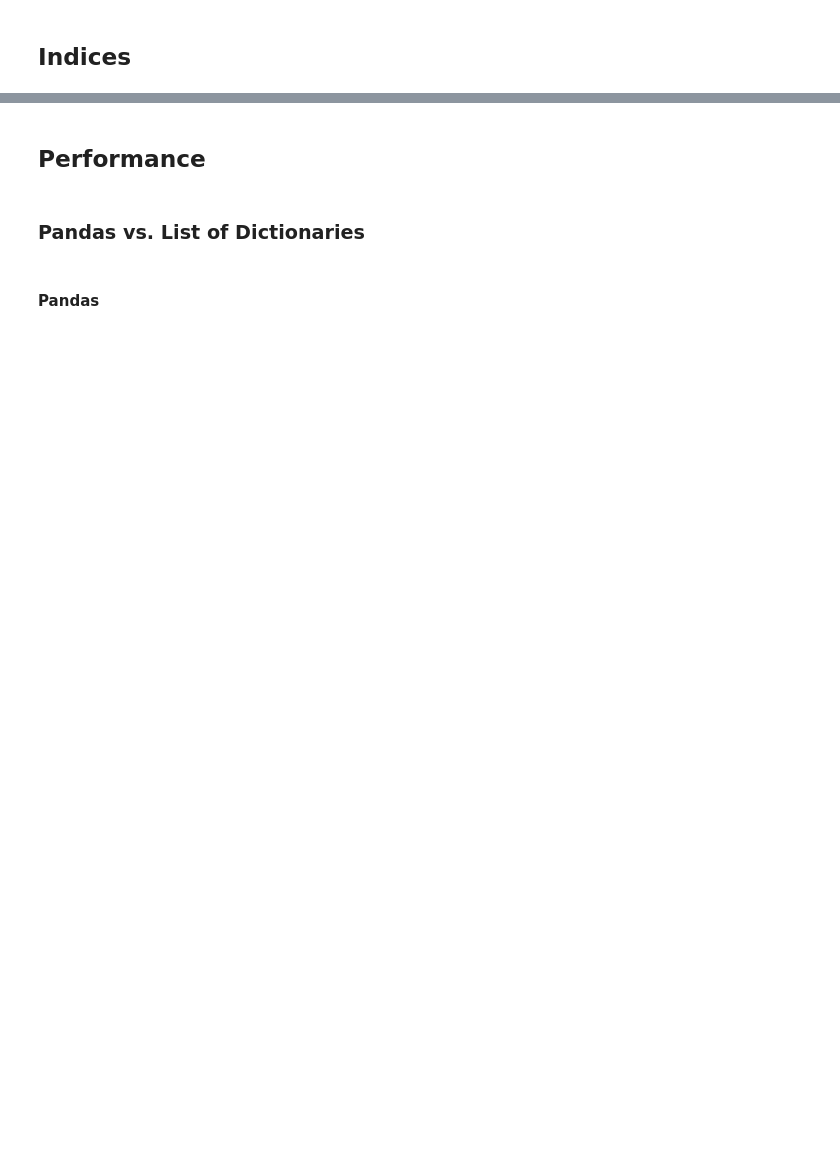
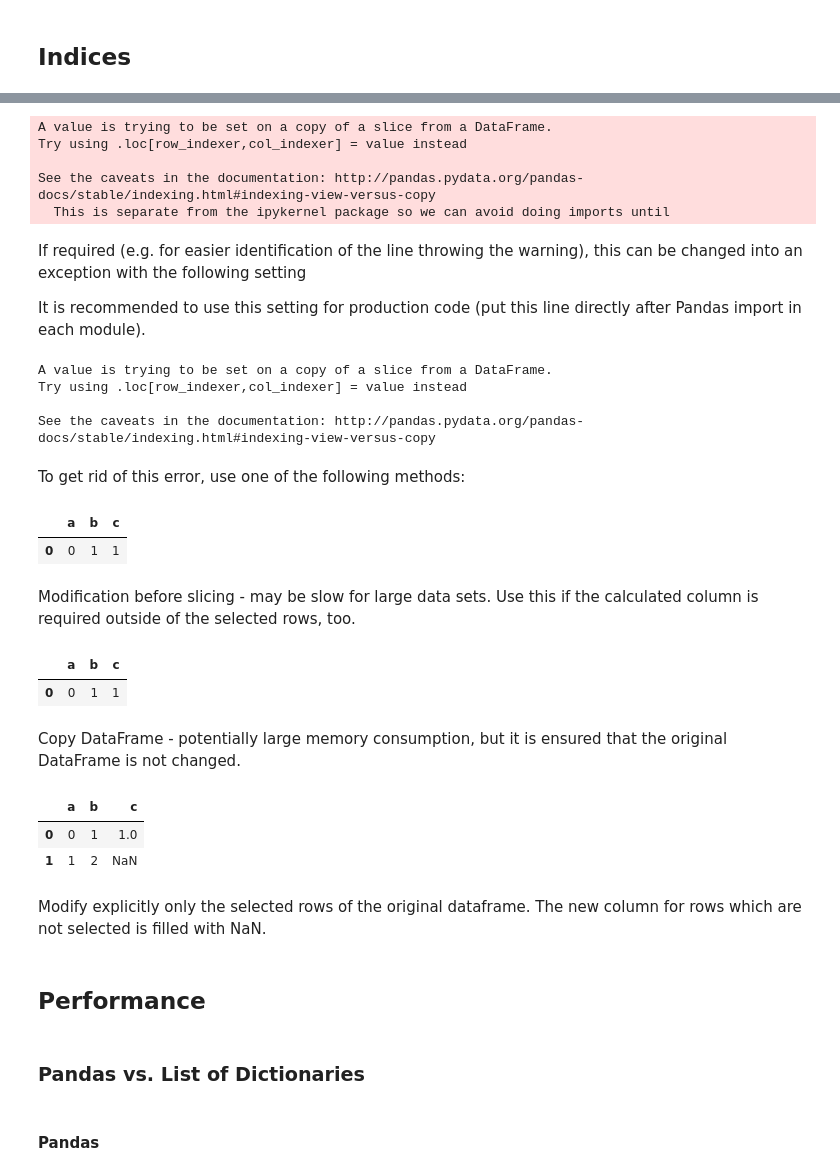
Before and after one commit to lungben/python_tutorial, a Jupyter notebook: pandas.ipynb, the cells around one changed output, grey strips where cells are left out. Saved outputs shown, nothing was run; the diff lists cells and outputs as text; code cells hidden in the pictures; blank space fills up the shorter version.

Commit message:
more on Pandas

```diff
--- a/pandas.ipynb
+++ b/pandas.ipynb
@@ -259,0 +343,14 @@ Operations on Pandas Datetime and Timedelta objects.
+# %%
+df = pd.DataFrame([{'a' :0, 'b':1},{'a':1, 'b':2}])
+df2 = df[df.a == 0]
+df2['c'] = df2.a + df2.b
+# %% [output]
+A value is trying to be set on a copy of a slice from a DataFrame.
+Try using .loc[row_indexer,col_indexer] = value instead
+
+See the caveats in the documentation: http://pandas.pydata.org/pandas-docs/stable/indexing.html#indexing-view-versus-copy
+  This is separate from the ipykernel package so we can avoid doing imports until
+# %% [markdown]
+If required (e.g. for easier identification of the line throwing the warning), this can be changed into an exception with the following setting
+
+It is recommended to use this setting for production code (put this line directly after Pandas import in each module).
@@ -260,3 +360,47 @@ Operations on Pandas Datetime and Timedelta objects.
+# %%
+df = pd.DataFrame([{'a' :0, 'b':1},{'a':1, 'b':2}])
+try:
+    df2 = df[df.a ==0 ]
+    df2['c'] = df2.a + df2.b
+except pd.core.common.SettingWithCopyError as e:
+    print(e)
+# %% [output]
+A value is trying to be set on a copy of a slice from a DataFrame.
+Try using .loc[row_indexer,col_indexer] = value instead
+
+See the caveats in the documentation: http://pandas.pydata.org/pandas-docs/stable/indexing.html#indexing-view-versus-copy
+# %% [markdown]
+To get rid of this error, use one of the following methods:
+# %%
+df = pd.DataFrame([{'a' :0, 'b':1},{'a':1, 'b':2}])
+df['c'] = df.a + df.b
+df2 = df[df.a == 0]
+df2.head()
+# %% [output]
+|  | a | b | c |
+| 0 | 0 | 1 | 1 |
+# %% [markdown]
+Modification before slicing - may be slow for large data sets. Use this if the calculated column is required outside of the selected rows, too.
+# %%
+df = pd.DataFrame([{'a' :0, 'b':1},{'a':1, 'b':2}])
+df2 = df[df.a == 0].copy()
+df2['c'] = df2.a + df2.b
+df2.head()
+# %% [output]
+|  | a | b | c |
+| 0 | 0 | 1 | 1 |
+# %% [markdown]
+Copy DataFrame - potentially large memory consumption, but it is ensured that the original DataFrame is not changed.
+# %%
+df = pd.DataFrame([{'a' :0, 'b':1},{'a':1, 'b':2}])
+df.loc[df.a == 0, 'c'] = df.a + df.b
+df.head()
+# %% [output]
+|  | a | b | c |
+| 0 | 0 | 1 | 1.0 |
+| 1 | 1 | 2 | NaN |
+# %% [markdown]
+Modify explicitly only the selected rows of the original dataframe. The new column for rows which are not selected is filled with NaN.
 # %% [markdown]
 ## Performance
 # %% [markdown]
```
Also changed, not shown: parts of 28 cells of this notebook.
